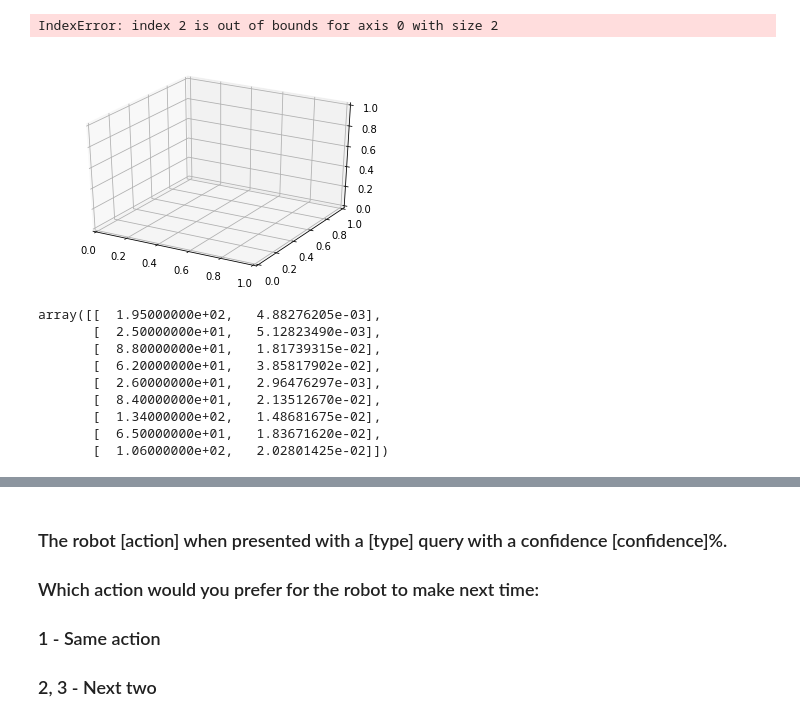
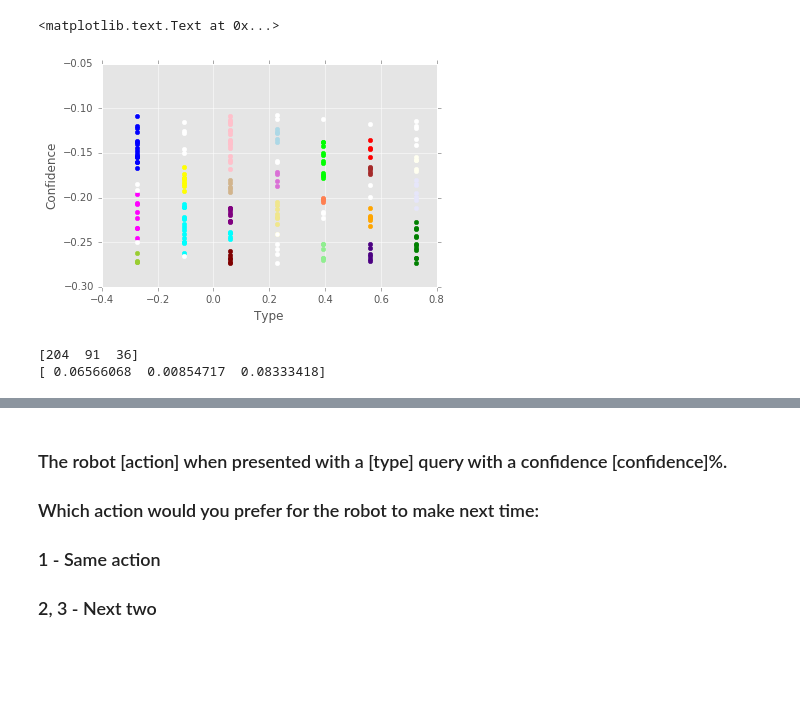
Before and after one commit to CSUN-SERL/HMT-SARWAI, a Jupyter notebook: adaptive_system/sklearn_k_means.ipynb, the cells around one changed output, grey strips where cells are left out. Cells and saved outputs as stored; diff of their text form; code cells hidden in the pictures; blank space fills up the shorter version.

```diff
--- a/adaptive_system/sklearn_k_means.ipynb
+++ b/adaptive_system/sklearn_k_means.ipynb
@@ -129,46 +114,46 @@ print(labels)
 # %%
+# ONLY FOR 3D GRAPH
 fig = plt.figure()
 ax = fig.add_subplot(111, projection='3d')
-for i in xrange(data.shape[0]):
-    if labels[i] == 0:
-        ax.scatter(data[i][0], data[i][1], data[i][2], c='r', marker='o')
-    elif labels[i] == 1:
-        ax.scatter(data[i][0], data[i][1], data[i][2], c='b', marker='o')
-    elif labels[i] == 2:
-        ax.scatter(data[i][0], data[i][1], data[i][2], c='g', marker='o')
+for i in xrange(data_norm.shape[0]):
+    ax.scatter(data_norm[i][0], data_norm[i][1], data_norm[i][2], c=COLORS[labels[i]], marker='o')
 ax.set_xlabel('Type')
 ax.set_ylabel('Confidence')
 ax.set_zlabel('Action')
-# %% [output]
-IndexError: index 2 is out of bounds for axis 0 with size 2
-[figure, removed]
+# %%
+# ONLY FOR 2D GRAPH
+for i in xrange(data_norm.shape[0]):
+    plt.scatter(data_norm[:, 0][i], data_norm[:, 1][i], color=COLORS[labels[i]])
+
+#plt.scatter(centroids[:, 0], centroids[:, 1], marker = "x", s=50, zorder = 10)
+plt.xlabel('Type')
+plt.ylabel('Confidence')
+# %% [output]
+<matplotlib.text.Text at 0x...>
+[figure, added]
 # %%
+# get prototype from cluster based on centroid
 centroid_shape = centroids.shape[0]
 
-prototypes = np.zeros((centroid_shape, 2))
+prototypes = np.zeros(centroid_shape, dtype=np.int32)
+distances = np.zeros(centroid_shape)
 
 for i in xrange(centroid_shape):
     for j in xrange(labels.shape[0]):
         if labels[j] == i:
-            dist = np.linalg.norm(centroids[i] - data[j])
+            dist = np.linalg.norm(centroids[i] - data_norm[j])
 
-            if not prototypes[i][1]:
-                prototypes[i][0] = j
-                prototypes[i][1] = dist
+            if not prototypes[i]:
+                prototypes[i] = j
+                distances[i] = dist
                 continue
 
-            if dist < prototypes[i][1]:
-                prototypes[i][0] = j
-                prototypes[i][1] = dist
+            if dist < distances[i]:
+                prototypes[i] = j
+                distances[i] = dist
 
-prototypes
+print(prototypes)
+print(distances)
 # %% [output]
-array([[  1.95000000e+02,   4.88276205e-03],
-       [  2.50000000e+01,   5.12823490e-03],
-       [  8.80000000e+01,   1.81739315e-02],
-       [  6.20000000e+01,   3.85817902e-02],
-       [  2.60000000e+01,   2.96476297e-03],
-       [  8.40000000e+01,   2.13512670e-02],
-       [  1.34000000e+02,   1.48681675e-02],
-       [  6.50000000e+01,   1.83671620e-02],
-       [  1.06000000e+02,   2.02801425e-02]])
+[204  91  36]
+[ 0.06566068  0.00854717  0.08333418]
```
Also changed, not shown: parts of 21 cells of this notebook, 1 other file.
